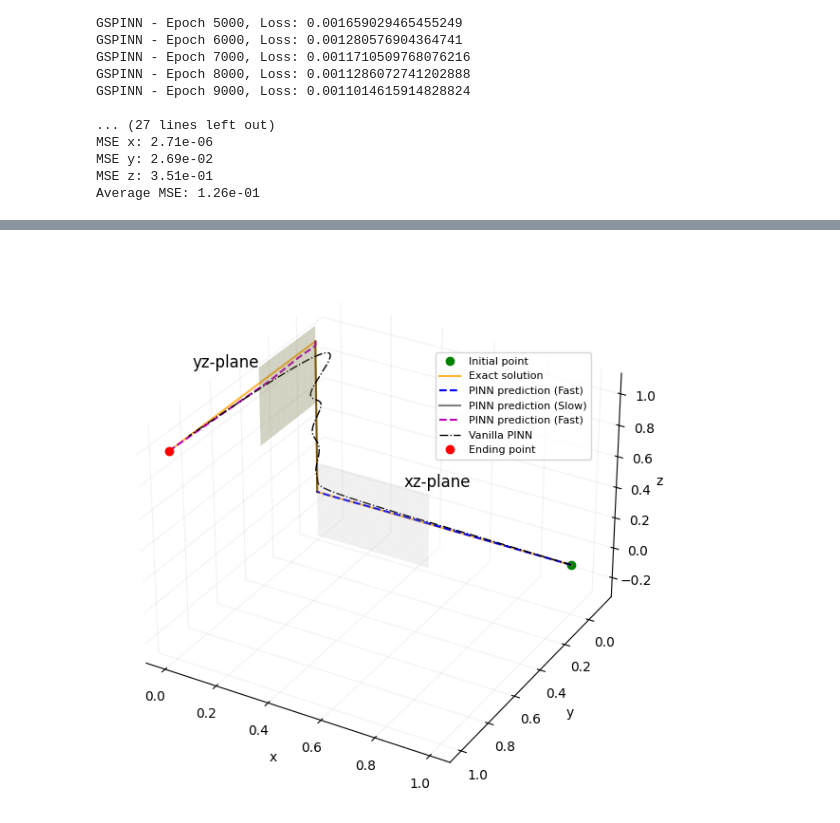
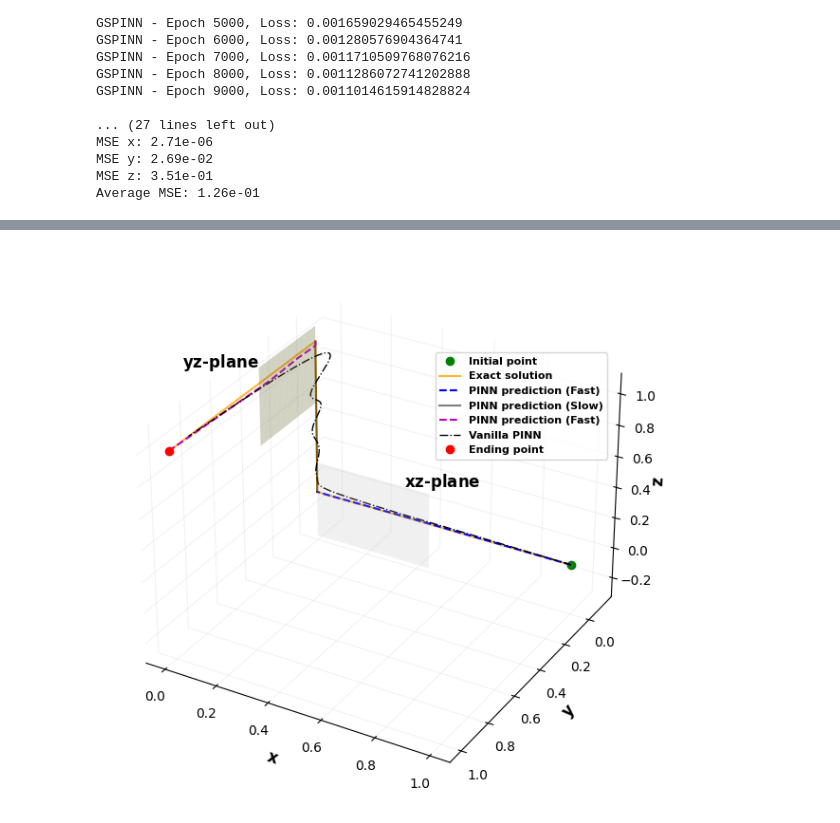
Before and after one commit to Hamid-Mofidi/PINNs_on_Multiple_timescale_dynamics, a Jupyter notebook: Traditional_Methods/vanilla-pinn-vs-gspinn.ipynb, the cells around one changed output, grey strips where cells are left out. Drawn from its saved outputs; the diff is of its cells as text; code cells hidden in the pictures.

```diff
--- a/Traditional_Methods/vanilla-pinn-vs-gspinn.ipynb
+++ b/Traditional_Methods/vanilla-pinn-vs-gspinn.ipynb
@@ -636,42 +633,42 @@ X_plane = np.zeros_like(Y_plane)
 ax.plot_surface(X_plane, Y_plane, Z_plane, alpha=0.3, color=(1.0, 1.0, 0.5))
 
 # Annotation for xz-plane using LaTeX
-ax.text(0.35, 0, 0.2, r"xz-plane", color='black', fontsize=12, ha='left')
+ax.text(0.35, 0, 0.2, r"$\mathbf{xz}$-plane", color='black', fontsize=12, ha='left', fontweight='bold')
 
 # Annotation for yz-plane using LaTeX
-ax.text(0, 0.4, 1.1, r"yz-plane", color='black', fontsize=12, ha='right')
-
+ax.text(0, 0.4, 1.1, r"$\mathbf{yz}$-plane", color='black', fontsize=12, ha='right', fontweight='bold')
 
 # Multiscale PINN (GSPINN)
 ax.plot(x_pred_fast, y_pred_fast, z_pred_fast, 'b--', label='PINN prediction (Fast)')
 ax.plot(x_pred_slow , y_pred_slow , z_pred_slow , 'k-', label='PINN prediction (Slow)', alpha=0.5)
 ax.plot(x_pred_fast2, y_pred_fast2, z_pred_fast2, 'm--', label='PINN prediction (Fast)')
 
-
 # Vanilla PINN
 ax.plot(x_pred_vanilla, y_pred_vanilla, z_pred_vanilla, 'k-.', label='Vanilla PINN', linewidth=1)
 
 ax.plot(x_end, y_end, z_end, 'ro', label='Ending point')
 
+# Setting bold axis labels
+ax.set_xlabel(r'$\mathbf{x}$', fontsize=12, fontweight='bold')
+ax.set_ylabel(r'$\mathbf{y}$', fontsize=12, fontweight='bold')
+ax.set_zlabel(r'$\mathbf{z}$', fontsize=12, fontweight='bold', labelpad=-1)
 
-ax.set_xlabel('x')
-ax.set_ylabel('y')
-ax.set_zlabel('z', labelpad=-1)
+ax.legend(prop={'size': 8, 'weight': 'bold'}, bbox_to_anchor=(0.6, 0.83))
 
-ax.legend(prop={'size': 8}, bbox_to_anchor=(0.6, 0.83))
+#ax.legend(prop={'size': 8}, bbox_to_anchor=(0.6, 0.83))
 ax.invert_yaxis()
 
 # Set the pane colors to white
 ax.w_xaxis.set_pane_color((1.0, 1.0, 1.0, 1.0))
 ax.w_yaxis.set_pane_color((1.0, 1.0, 1.0, 1.0))
 ax.w_zaxis.set_pane_color((1.0, 1.0, 1.0, 1.0))
 
 # Set the grid colors to very light gray
 ax.xaxis._axinfo['grid'].update(color=(0.05, 0.05, 0.05, 0.05))
 ax.yaxis._axinfo['grid'].update(color=(0.05, 0.05, 0.05, 0.05))
 ax.zaxis._axinfo['grid'].update(color=(0.05, 0.05, 0.05, 0.05))
 
 plt.tight_layout()
 plt.show()
 # %% [output]
-[figure, old version]
+[figure, new version]
```
Also changed, not shown: parts of 1 cell of this notebook.
